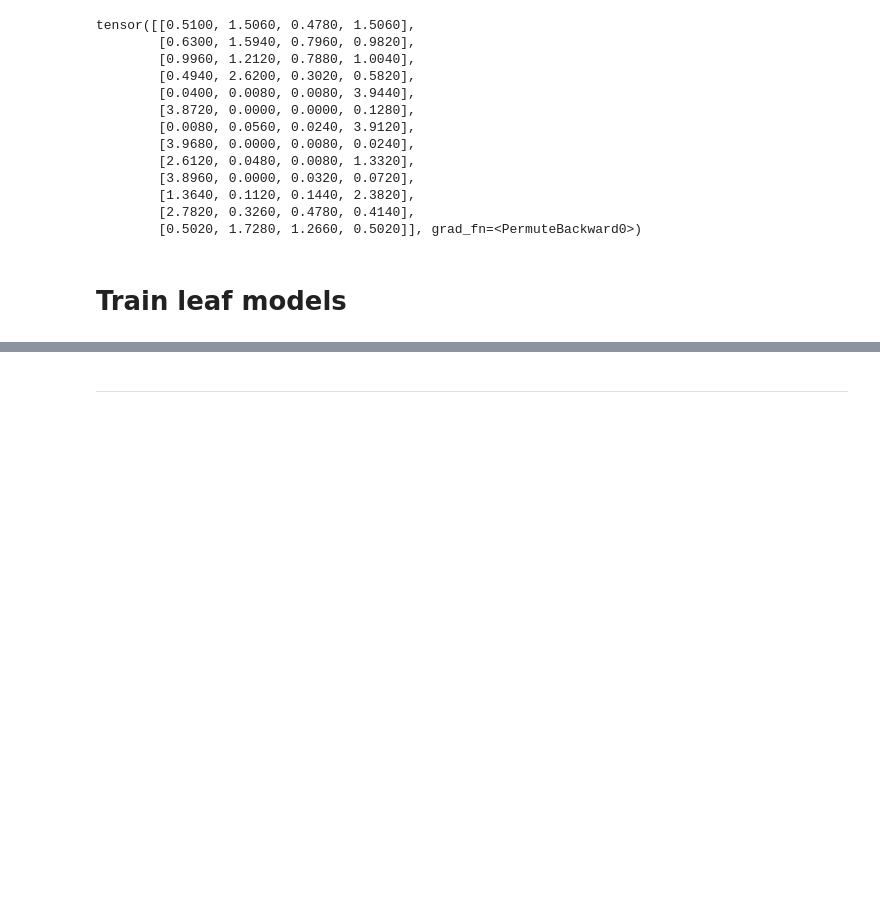
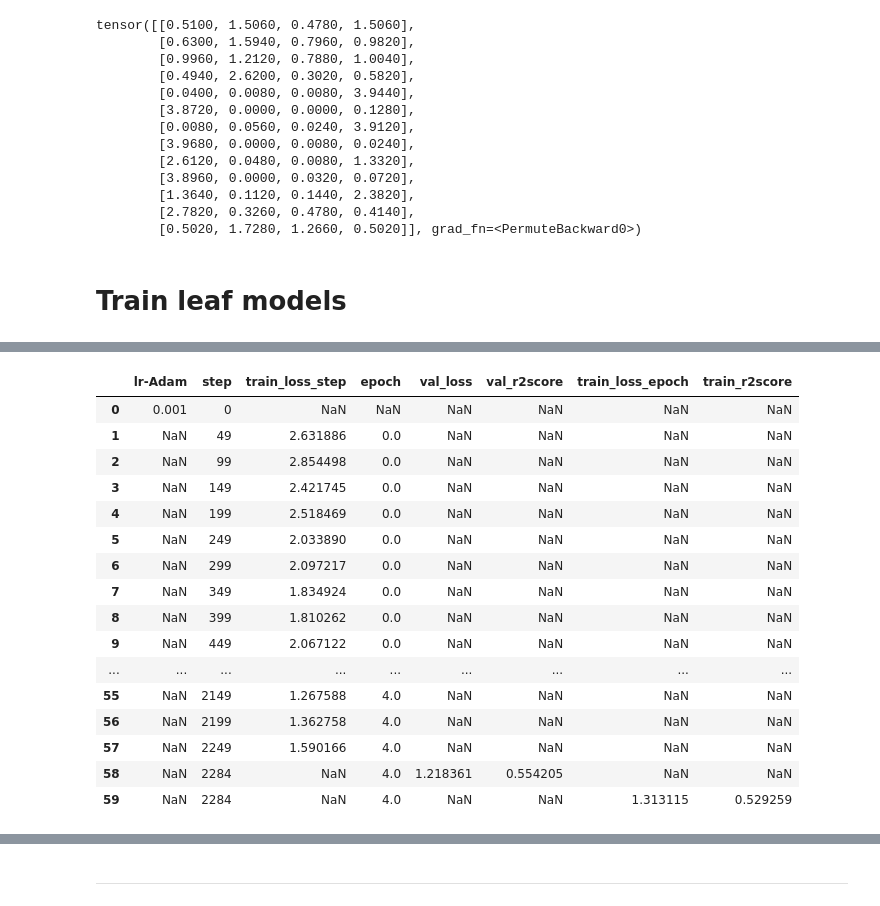
Before and after one commit to ML4GLand/EUGenE_use_cases, a Jupyter notebook: jores21/iit.ipynb, the cells around one changed output, grey strips where cells are left out. Saved outputs shown, nothing was run; the diff lists cells and outputs as text; code cells hidden in the pictures; blank space fills up the shorter version.

```diff
--- a/jores21/iit.ipynb
+++ b/jores21/iit.ipynb
@@ -154,0 +295,20 @@ eu.pl.training_summary("eugene_logs/hybrid/version_9/")
+# %%
+training_summary
+# %% [output]
+|  | lr-Adam | step | train_loss_step | epoch | val_loss | val_r2score | train_loss_epoch | train_r2score |
+| 0 | 0.001 | 0 | NaN | NaN | NaN | NaN | NaN | NaN |
+| 1 | NaN | 49 | 2.631886 | 0.0 | NaN | NaN | NaN | NaN |
+| 2 | NaN | 99 | 2.854498 | 0.0 | NaN | NaN | NaN | NaN |
+| 3 | NaN | 149 | 2.421745 | 0.0 | NaN | NaN | NaN | NaN |
+| 4 | NaN | 199 | 2.518469 | 0.0 | NaN | NaN | NaN | NaN |
+| 5 | NaN | 249 | 2.033890 | 0.0 | NaN | NaN | NaN | NaN |
+| 6 | NaN | 299 | 2.097217 | 0.0 | NaN | NaN | NaN | NaN |
+| 7 | NaN | 349 | 1.834924 | 0.0 | NaN | NaN | NaN | NaN |
+| 8 | NaN | 399 | 1.810262 | 0.0 | NaN | NaN | NaN | NaN |
+| 9 | NaN | 449 | 2.067122 | 0.0 | NaN | NaN | NaN | NaN |
+| ... | ... | ... | ... | ... | ... | ... | ... | ... |
+| 55 | NaN | 2149 | 1.267588 | 4.0 | NaN | NaN | NaN | NaN |
+| 56 | NaN | 2199 | 1.362758 | 4.0 | NaN | NaN | NaN | NaN |
+| 57 | NaN | 2249 | 1.590166 | 4.0 | NaN | NaN | NaN | NaN |
+| 58 | NaN | 2284 | NaN | 4.0 | 1.218361 | 0.554205 | NaN | NaN |
+| 59 | NaN | 2284 | NaN | 4.0 | NaN | NaN | 1.313115 | 0.529259 |
```
Also changed, not shown: parts of 44 cells of this notebook, 1 other file.
